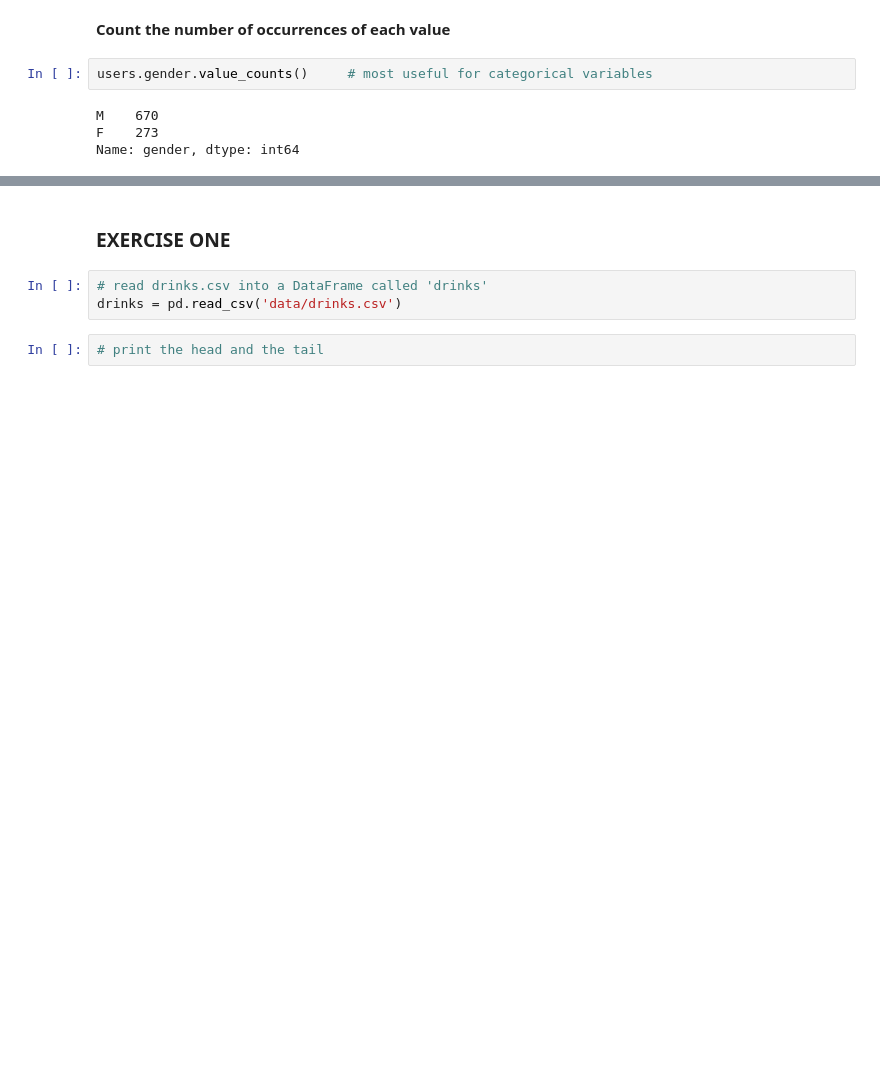
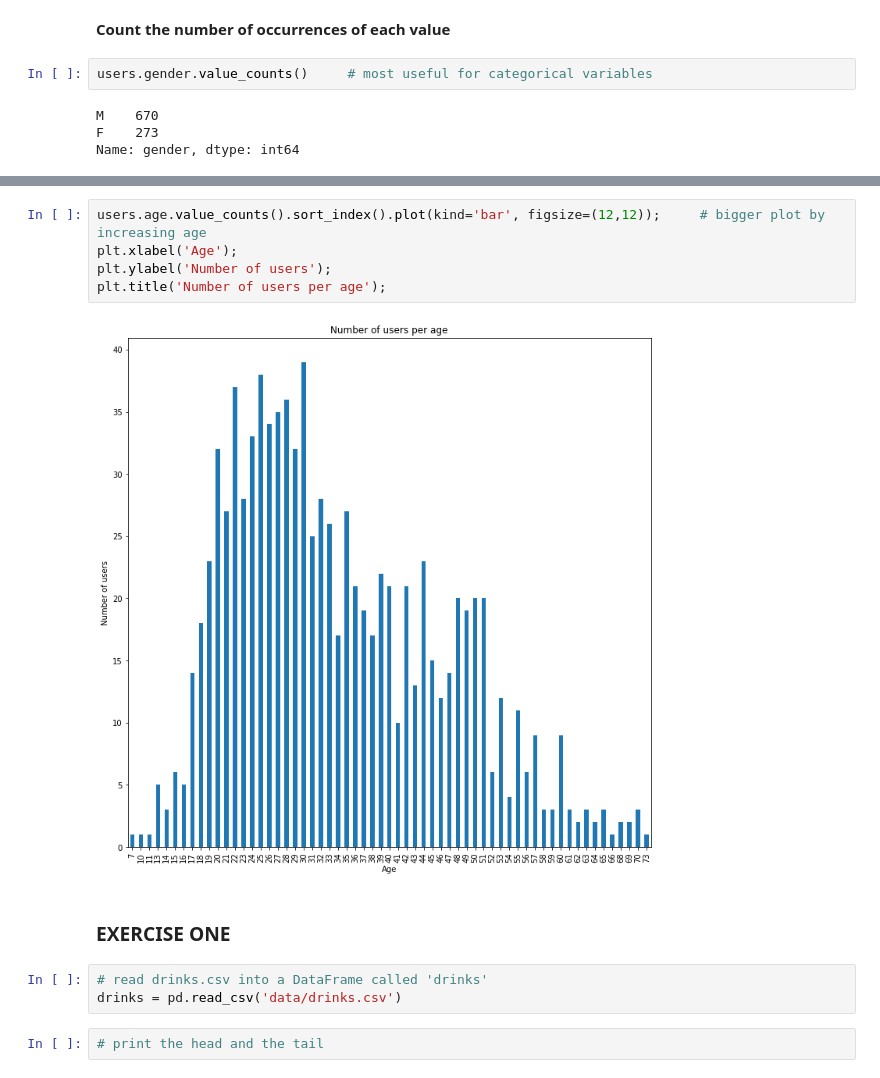
Before and after one commit to aidanconnolly/ga-ds829-eda-with-pandas, a Jupyter notebook: Pandas for Exploratory Data Analysis.ipynb, the cells around one changed output, grey strips where cells are left out. Saved outputs shown, nothing was run; the diff lists cells and outputs as text; blank space fills up the shorter version.

```diff
--- a/Pandas for Exploratory Data Analysis.ipynb
+++ b/Pandas for Exploratory Data Analysis.ipynb
@@ -268,4 +327,12 @@ Name: age, dtype: int64
+# %%
+users.age.value_counts().sort_index().plot(kind='bar', figsize=(12,12));     # bigger plot by increasing age
+plt.xlabel('Age');
+plt.ylabel('Number of users');
+plt.title('Number of users per age');
+# %% [output]
+[figure, added]
 # %% [markdown]
+<a id="exercise-one"></a>
 ### EXERCISE ONE
 # %%
 # read drinks.csv into a DataFrame called 'drinks'
```
Also changed, not shown: parts of 79 cells of this notebook, 1 other file.
